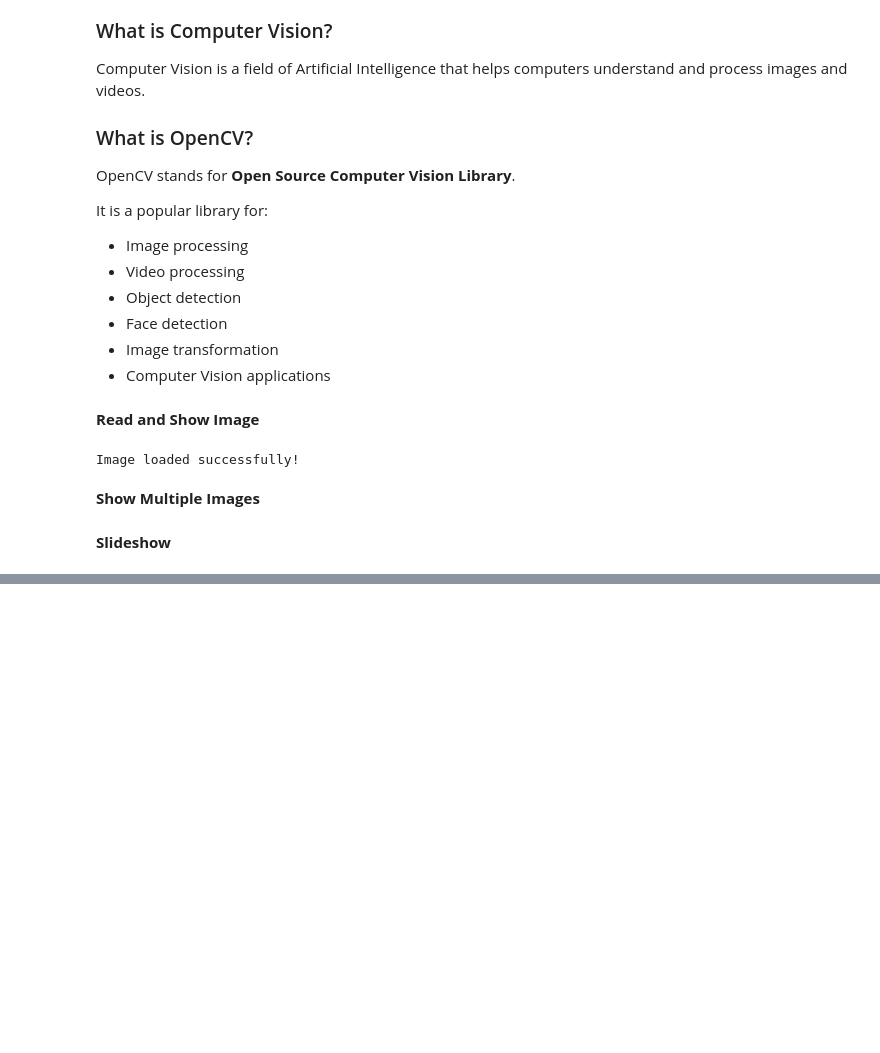
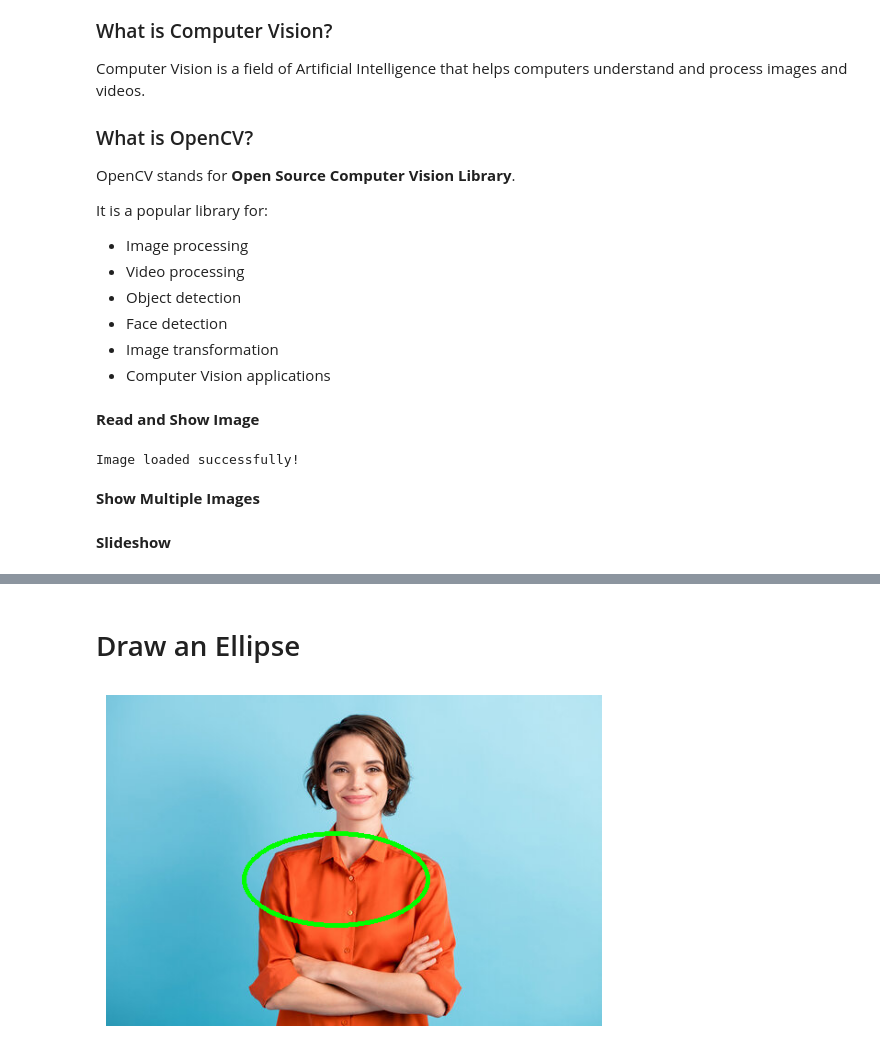
Before and after one commit to ttahsin124-wq/OpenCV-Learning-Era, a Jupyter notebook: learningopencv.ipynb, the cells around one changed output, grey strips where cells are left out. Saved outputs shown, nothing was run; the diff lists cells and outputs as text; code cells hidden in the pictures; blank space fills up the shorter version.

```diff
--- a/learningopencv.ipynb
+++ b/learningopencv.ipynb
@@ -92,0 +204,22 @@ cv2.destroyAllWindows()
+# %% [markdown]
+# Draw an Ellipse
+# %%
+import cv2
+import matplotlib.pyplot as plt
+image = cv2.imread("images/360_F_383258331_D8imaEMl8Q3lf7EKU2Pi78Cn0R7KkW9o.jpg")
+cv2.ellipse(
+    image,
+    (250, 200),     # Center point
+    (100, 50),      # (Major axis, Minor axis)
+    0,              # Rotation angle
+    0,              # Starting angle
+    360,            # Ending angle
+    (0, 255, 0),
+    3
+)
+image_rgb = cv2.cvtColor(image, cv2.COLOR_BGR2RGB)
+plt.imshow(image_rgb)
+plt.axis("off")
+plt.show()
+# %% [output]
+[figure, added]
```
Also changed, not shown: parts of 13 cells of this notebook, 1 other file.
